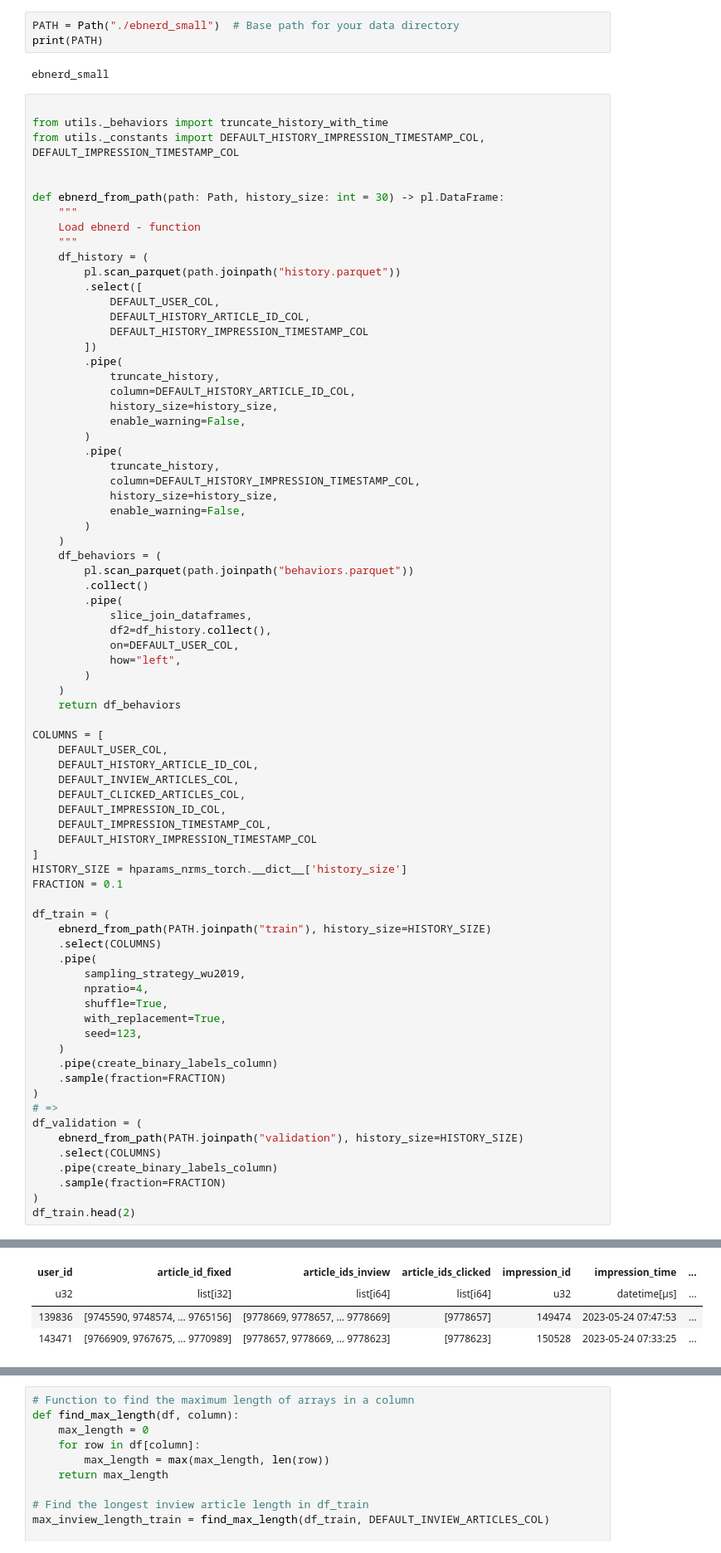
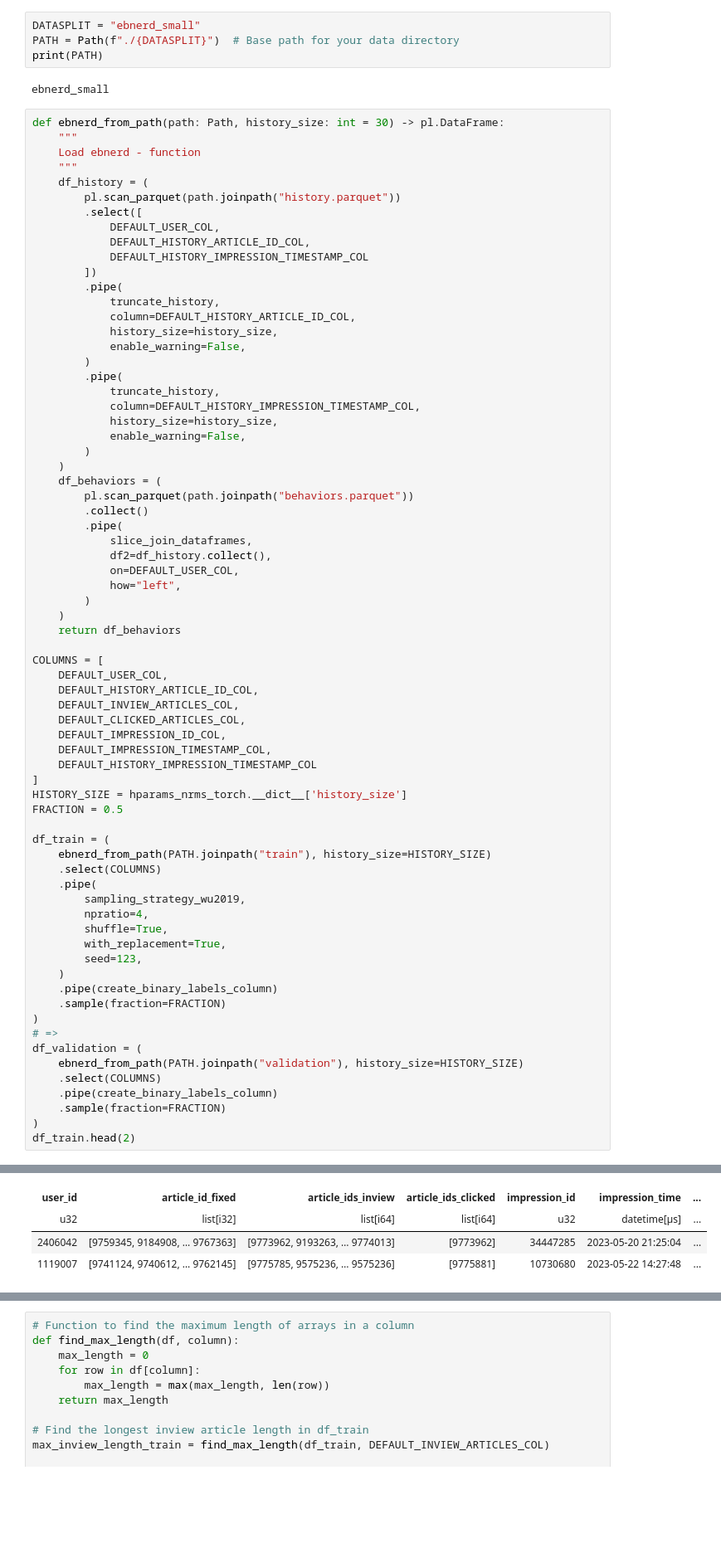
Before and after one commit to Gustavclausen1804/Deeplearning-RecSys-Challenge-2024, a Jupyter notebook: nrms_torch.ipynb, the cells around one changed output, grey strips where cells are left out. Shown at 83% size. Drawn from its saved outputs; the diff is of its cells as text; blank space fills up the shorter version.

```diff
--- a/nrms_torch.ipynb
+++ b/nrms_torch.ipynb
@@ -80,16 +78,12 @@ MIND_type = 'demo'
 # %% [markdown]
 ## Download and load data
 # %%
-PATH = Path("./ebnerd_small")  # Base path for your data directory
+DATASPLIT = "ebnerd_small"
+PATH = Path(f"./{DATASPLIT}")  # Base path for your data directory
 print(PATH)
 # %% [output]
 ebnerd_small
 # %%
-
-from utils._behaviors import truncate_history_with_time
-from utils._constants import DEFAULT_HISTORY_IMPRESSION_TIMESTAMP_COL, DEFAULT_IMPRESSION_TIMESTAMP_COL
-
-
 def ebnerd_from_path(path: Path, history_size: int = 30) -> pl.DataFrame:
     """
     Load ebnerd - function
@@ -135,33 +129,33 @@ COLUMNS = [
     DEFAULT_IMPRESSION_TIMESTAMP_COL,
     DEFAULT_HISTORY_IMPRESSION_TIMESTAMP_COL
 ]
 HISTORY_SIZE = hparams_nrms_torch.__dict__['history_size']
-FRACTION = 0.1
+FRACTION = 0.5
 
 df_train = (
     ebnerd_from_path(PATH.joinpath("train"), history_size=HISTORY_SIZE)
     .select(COLUMNS)
     .pipe(
         sampling_strategy_wu2019,
         npratio=4,
         shuffle=True,
         with_replacement=True,
         seed=123,
     )
     .pipe(create_binary_labels_column)
     .sample(fraction=FRACTION)
 )
 # =>
 df_validation = (
     ebnerd_from_path(PATH.joinpath("validation"), history_size=HISTORY_SIZE)
     .select(COLUMNS)
     .pipe(create_binary_labels_column)
     .sample(fraction=FRACTION)
 )
 df_train.head(2)
 # %% [output]
 shape: (2, 8)
 | user_id | article_id_fixed | article_ids_inview | article_ids_clicked | impression_id | impression_time | ... |
 | u32 | list[i32] | list[i64] | list[i64] | u32 | datetime[μs] | ... |
-| 139836 | [9745590, 9748574, … 9765156] | [9778669, 9778657, … 9778669] | [9778657] | 149474 | 2023-05-24 07:47:53 | ... |
-| 143471 | [9766909, 9767675, … 9770989] | [9778657, 9778669, … 9778623] | [9778623] | 150528 | 2023-05-24 07:33:25 | ... |
+| 2406042 | [9759345, 9184908, … 9767363] | [9773962, 9193263, … 9774013] | [9773962] | 34447285 | 2023-05-20 21:25:04 | ... |
+| 1119007 | [9741124, 9740612, … 9762145] | [9775785, 9575236, … 9575236] | [9775881] | 10730680 | 2023-05-22 14:27:48 | ... |
```
Also changed, not shown: parts of 28 cells of this notebook, 2 other files.
